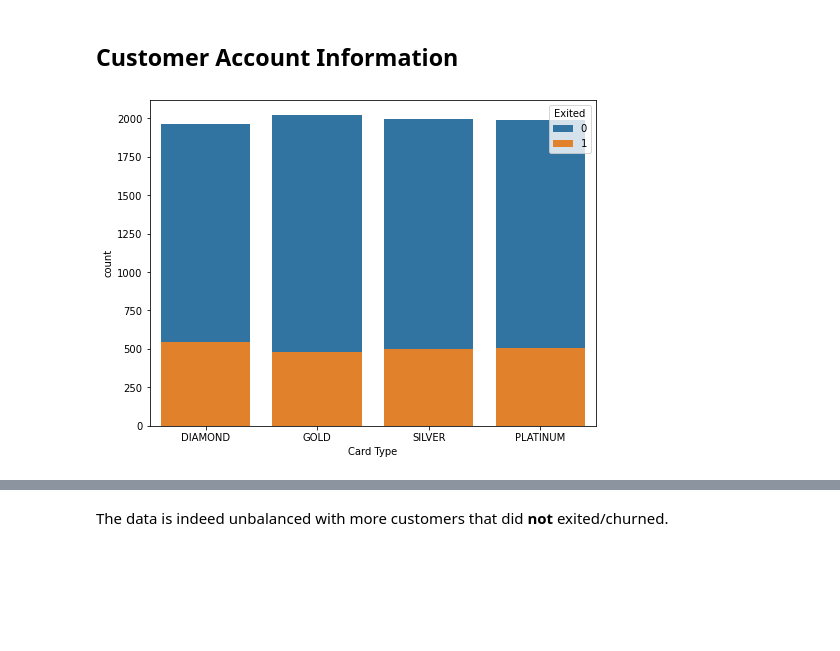
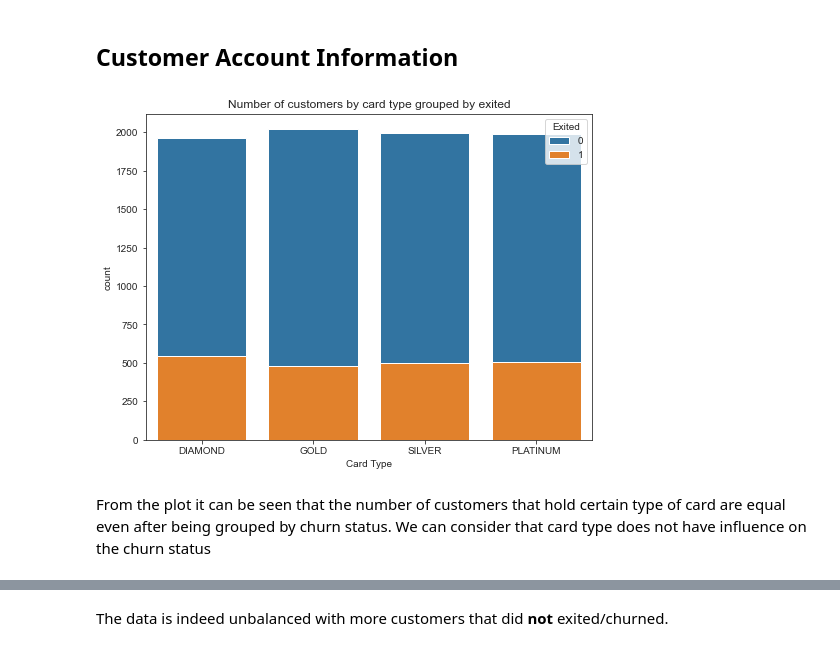
Before and after one commit to BrianLoe/ChurnPrediction, a Jupyter notebook: ChurnAnalysis.ipynb, the cells around one changed output, grey strips where cells are left out. Saved outputs shown, nothing was run; the diff lists cells and outputs as text; code cells hidden in the pictures; blank space fills up the shorter version.

Commit message:
update demographics graph and markdowns

```diff
--- a/ChurnAnalysis.ipynb
+++ b/ChurnAnalysis.ipynb
@@ -147,5 +147,9 @@ From the demographics exploration, we can say that the features `Gender`, `Geogr
 ## Customer Account Information
 # %%
 ax = sns.countplot(x=df['Card Type'], hue=df['Exited'], dodge=False)
+ax.set(title="Number of customers by card type grouped by exited")
+plt.show()
 # %% [output]
-[figure, old version]
+[figure, new version]
+# %% [markdown]
+From the plot it can be seen that the number of customers that hold certain type of card are equal even after being grouped by churn status. We can consider that card type does not have influence on the churn status
```
Also changed, not shown: parts of 18 cells of this notebook.
